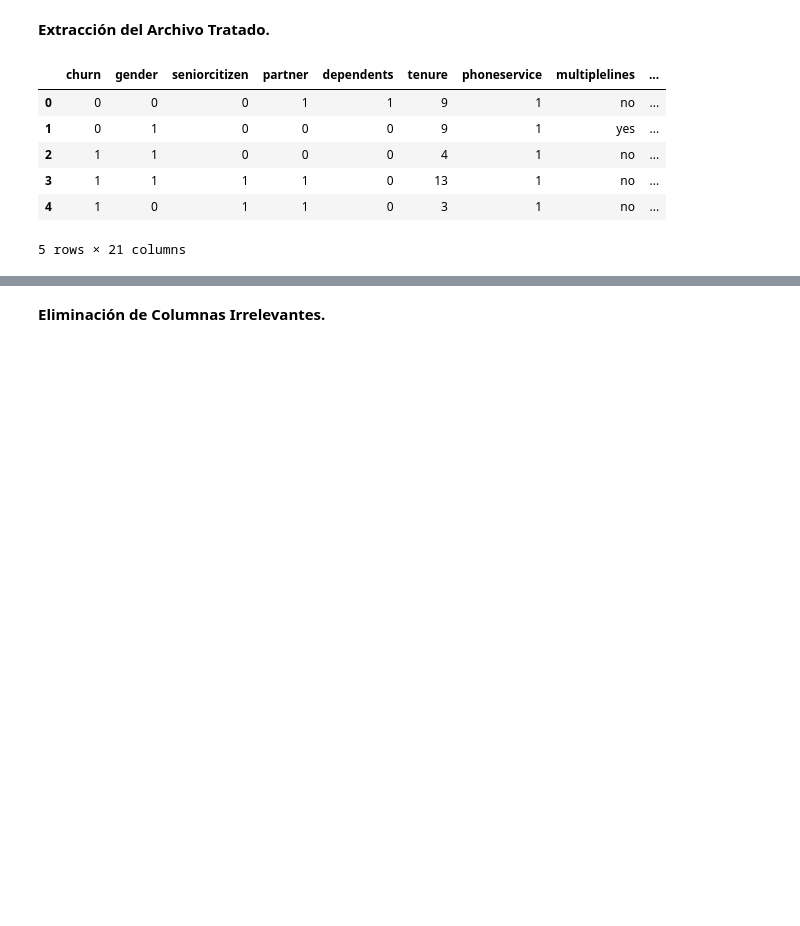
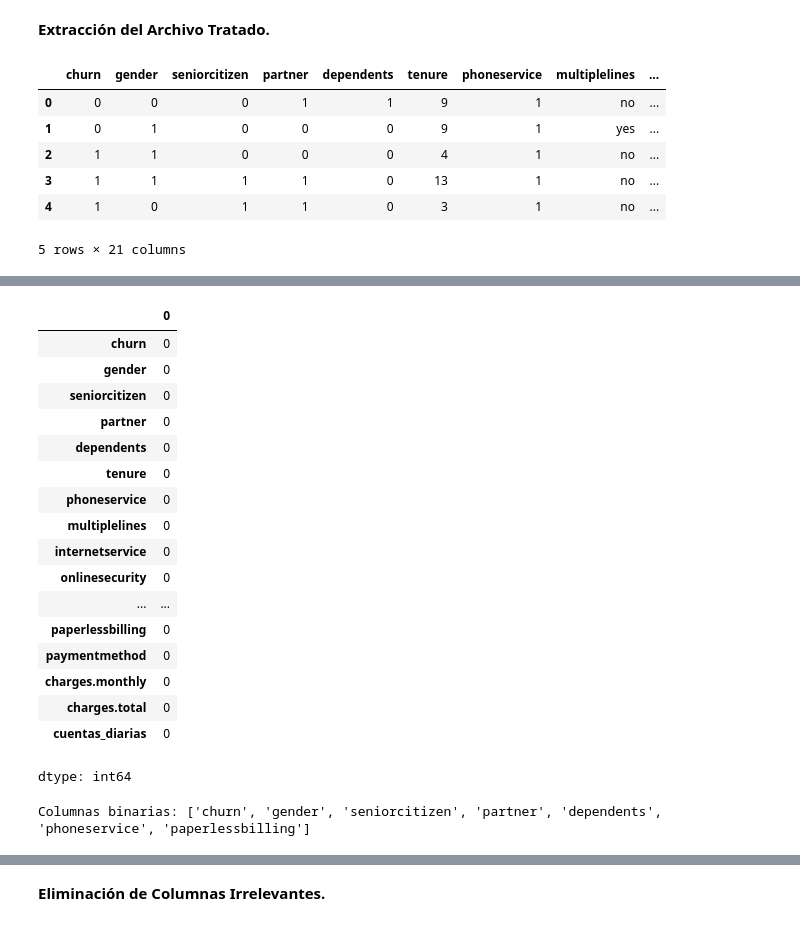
Before and after one commit to Calex192/Desafio-Telecom-X-parte-2.-Alura-Latam., a Jupyter notebook: Datos_tratados.ipynb, the cells around one changed output, grey strips where cells are left out. Cells and saved outputs as stored; diff of their text form; code cells hidden in the pictures; blank space fills up the shorter version.

```diff
--- a/Datos_tratados.ipynb
+++ b/Datos_tratados.ipynb
@@ -18,0 +40,21 @@ df.head()
+# %%
+df.isnull().sum()
+# %% [output]
+|  | 0 |
+| churn | 0 |
+| gender | 0 |
+| seniorcitizen | 0 |
+| partner | 0 |
+| dependents | 0 |
+| tenure | 0 |
+| phoneservice | 0 |
+| multiplelines | 0 |
+| internetservice | 0 |
+| onlinesecurity | 0 |
+| ... | ... |
+| paperlessbilling | 0 |
+| paymentmethod | 0 |
+| charges.monthly | 0 |
+| charges.total | 0 |
+| cuentas_diarias | 0 |
+dtype: int64
@@ -18,0 +64,9 @@ df.head()
+# %%
+# 2. Convertir todas las variables binarias categóricas (yes/no, male/female, etc.)
+bin_map = {'yes': 1, 'no': 0, 'male': 1, 'female': 0}
+for col in df_clean.columns:
+    if df_clean[col].nunique() == 2 and df_clean[col].dtype == 'object':
+        df_clean[col] = df_clean[col].str.strip().str.lower().map(bin_map)
+print("Columnas binarias:", columnas_binarias)
+# %% [output]
+Columnas binarias: ['churn', 'gender', 'seniorcitizen', 'partner', 'dependents', 'phoneservice', 'paperlessbilling']
```
Also changed, not shown: parts of 17 cells of this notebook.
